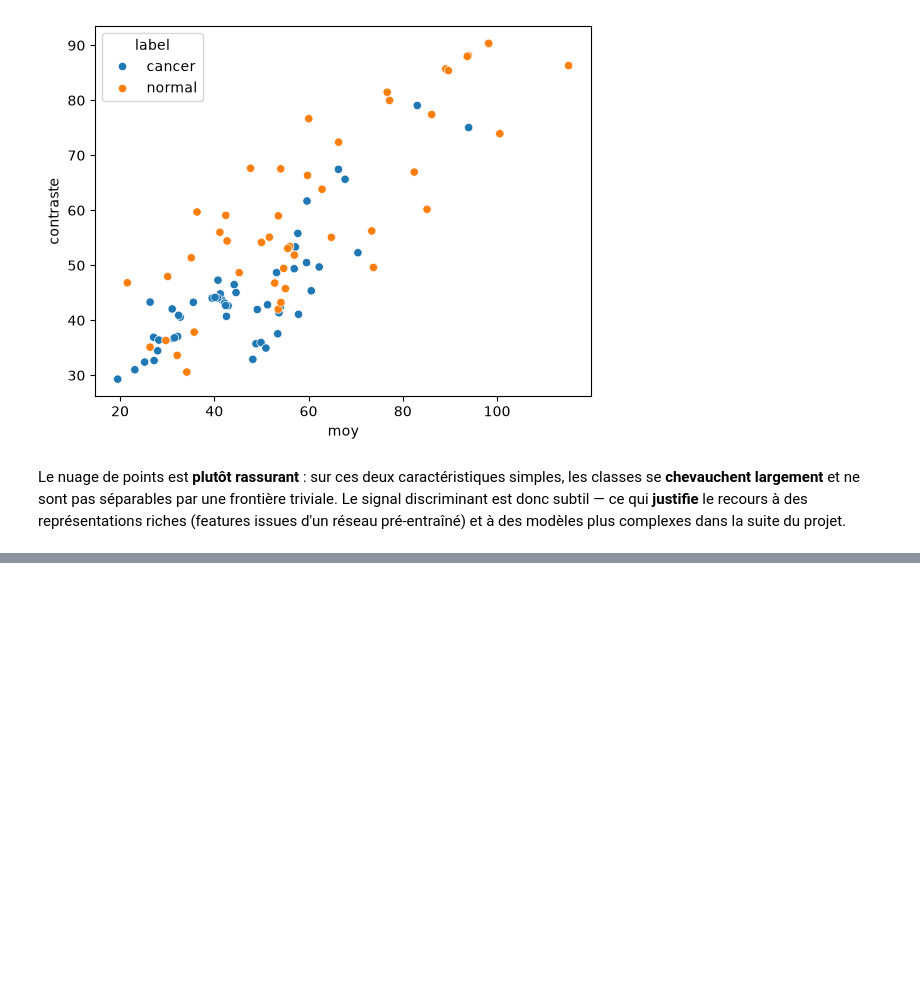
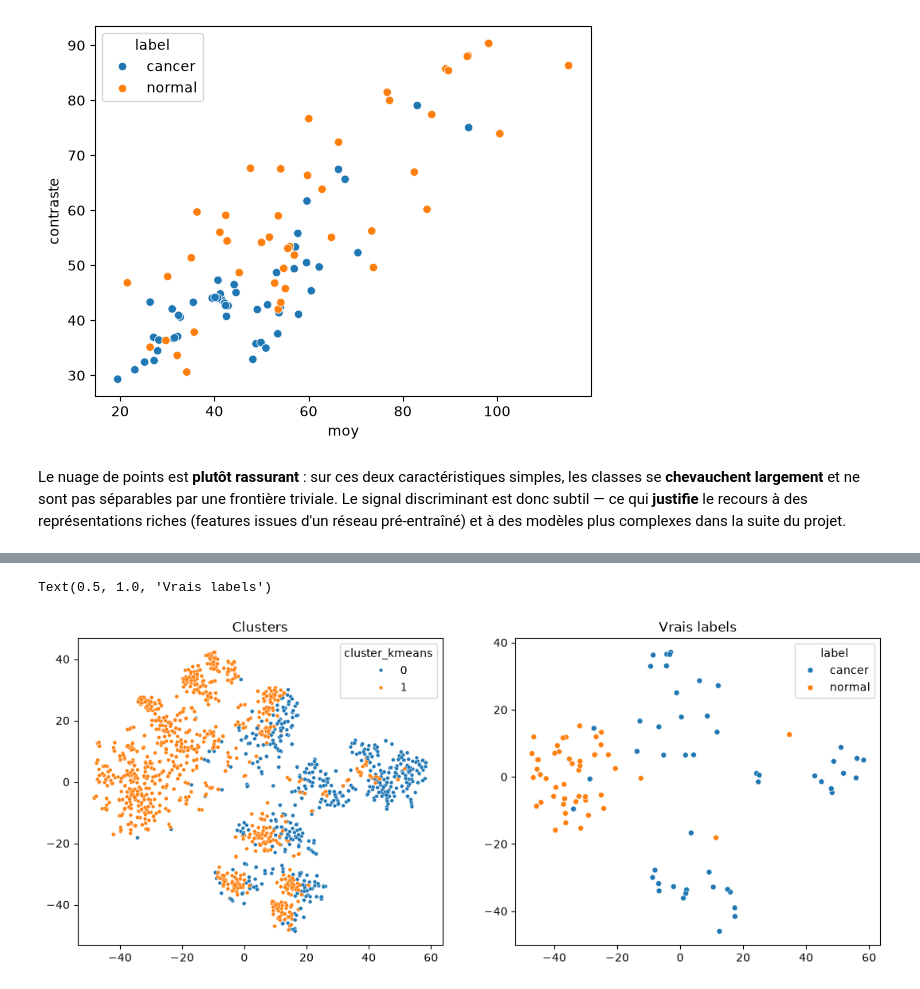
Before and after one commit to rayakevin/OCR_PROJET_10, a Jupyter notebook: notebooks/01_features_clustering.ipynb, the cells around one changed output, grey strips where cells are left out. Drawn from its saved outputs; the diff is of its cells as text; code cells hidden in the pictures; blank space fills up the shorter version.

```diff
--- a/notebooks/01_features_clustering.ipynb
+++ b/notebooks/01_features_clustering.ipynb
@@ -385,0 +548,5 @@ Le nuage de points est **plutôt rassurant** : sur ces deux caractéristiques si
+# %%
+from sklearn.metrics import adjusted_rand_score
+m = (cat["label"] != "inconnu").values
+print("ARI K-Means :", round(adjusted_rand_score(cat.loc[m, "label"], cat.loc[m, "cluster_kmeans"]), 3))
+print("ARI DBSCAN  :", round(adjusted_rand_score(cat.loc[m, "label"], cat.loc[m, "cluster_dbscan"]), 3))
@@ -385,0 +562,7 @@ Le nuage de points est **plutôt rassurant** : sur ces deux caractéristiques si
+# %%
+fig, ax = plt.subplots(1, 2, figsize=(13, 5))
+sns.scatterplot(x=X_2d[:,0], y=X_2d[:,1], hue=cat["cluster_kmeans"], s=12, ax=ax[0]).set_title("Clusters")
+sns.scatterplot(x=X_2d[m,0], y=X_2d[m,1], hue=cat.loc[m,"label"], s=25, ax=ax[1]).set_title("Vrais labels")
+# %% [output]
+Text(0.5, 1.0, 'Vrais labels')
+[figure, added]
```
Also changed, not shown: parts of 29 cells of this notebook.
